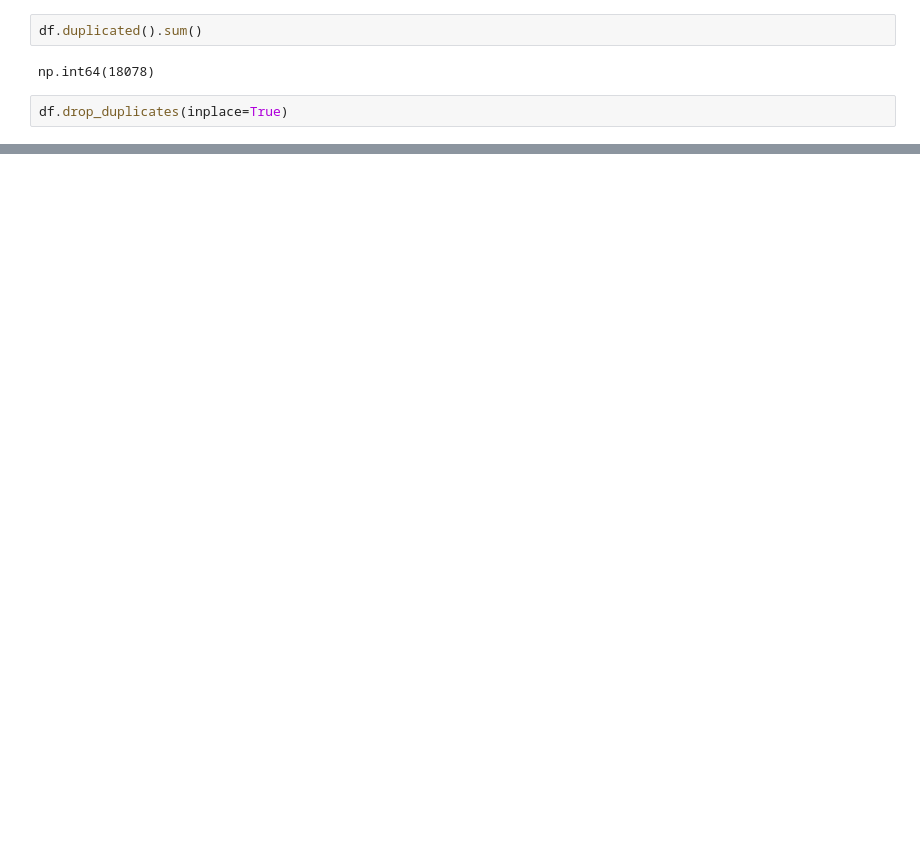
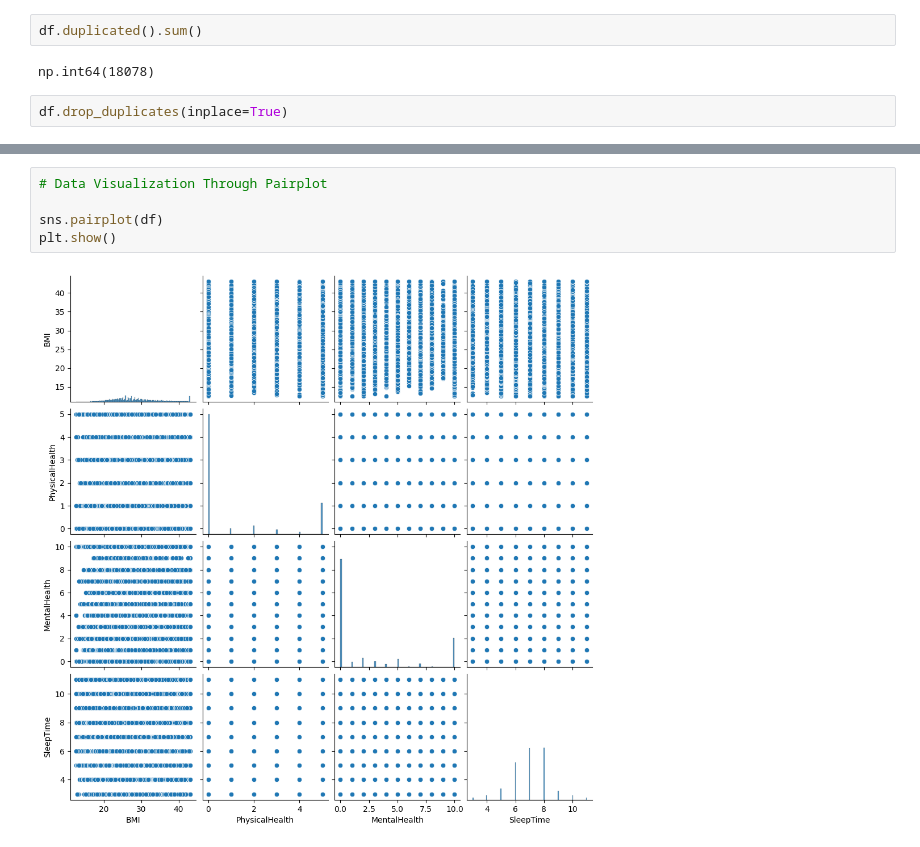
Before and after one commit to shaanitdas/Heart_Disease_Indicator, a Jupyter notebook: Random_Forest.ipynb, the cells around one changed output, grey strips where cells are left out. Saved outputs shown, nothing was run; the diff lists cells and outputs as text; blank space fills up the shorter version.

```diff
--- a/Random_Forest.ipynb
+++ b/Random_Forest.ipynb
@@ -78,0 +139,7 @@ dtype: int64
+# %%
+# Data Visualization Through Pairplot
+
+sns.pairplot(df)
+plt.show()
+# %% [output]
+[figure, added]
```
Also changed, not shown: parts of 32 cells of this notebook.
